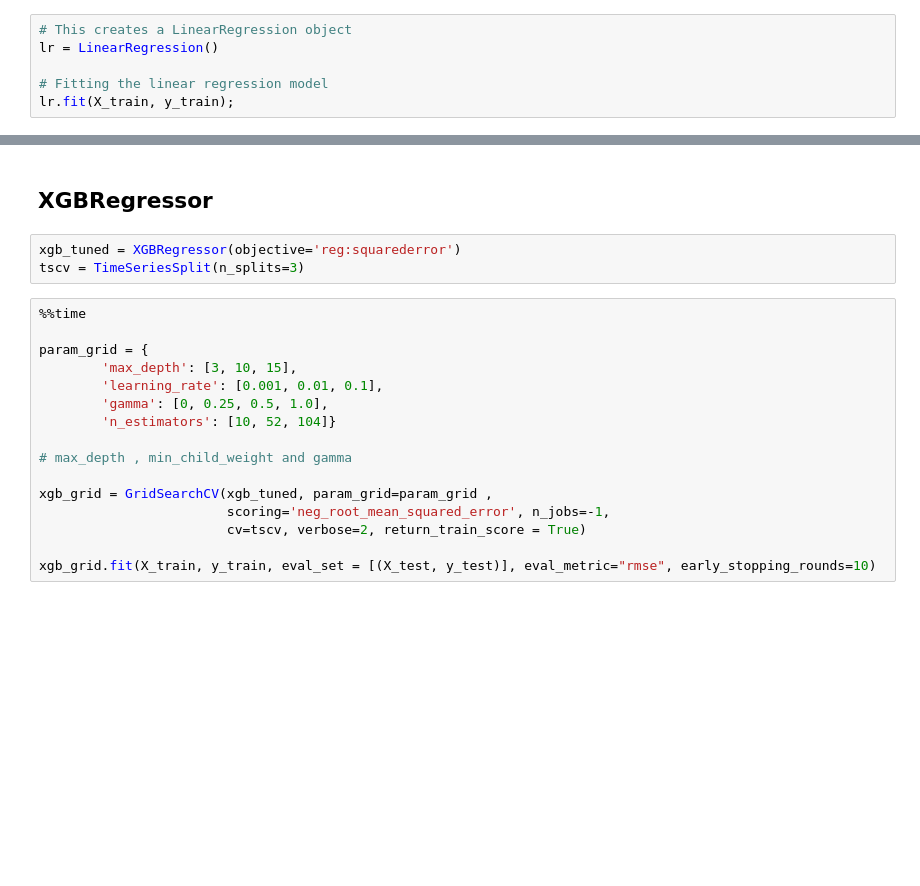
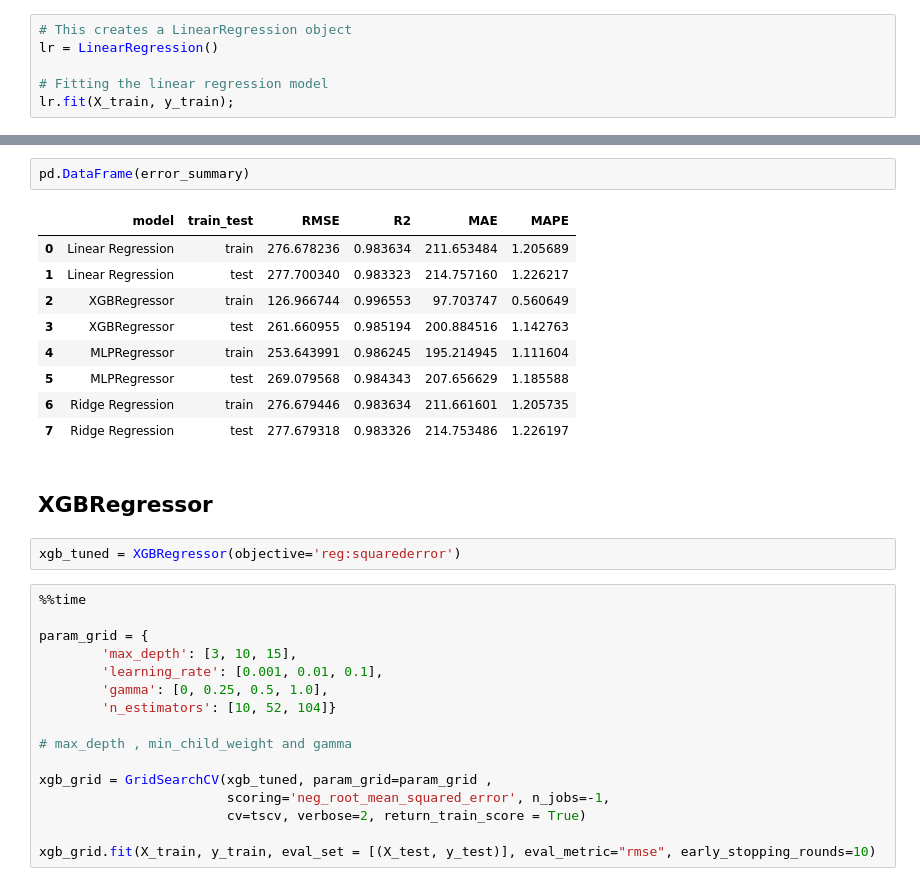
Before and after one commit to camadi/Ontario_Hourly_Electricity_Demand_Forecast, a Jupyter notebook: src/market_demand_prediction.ipynb, the cells around one changed output, grey strips where cells are left out. Saved outputs shown, nothing was run; the diff lists cells and outputs as text; blank space fills up the shorter version.

```diff
--- a/src/market_demand_prediction.ipynb
+++ b/src/market_demand_prediction.ipynb
@@ -1082,8 +1170,19 @@ Mean Absolute Percentage Error: 1.23%
+# %%
+pd.DataFrame(error_summary)
+# %% [output]
+|  | model | train_test | RMSE | R2 | MAE | MAPE |
+| 0 | Linear Regression | train | 276.678236 | 0.983634 | 211.653484 | 1.205689 |
+| 1 | Linear Regression | test | 277.700340 | 0.983323 | 214.757160 | 1.226217 |
+| 2 | XGBRegressor | train | 126.966744 | 0.996553 | 97.703747 | 0.560649 |
+| 3 | XGBRegressor | test | 261.660955 | 0.985194 | 200.884516 | 1.142763 |
+| 4 | MLPRegressor | train | 253.643991 | 0.986245 | 195.214945 | 1.111604 |
+| 5 | MLPRegressor | test | 269.079568 | 0.984343 | 207.656629 | 1.185588 |
+| 6 | Ridge Regression | train | 276.679446 | 0.983634 | 211.661601 | 1.205735 |
+| 7 | Ridge Regression | test | 277.679318 | 0.983326 | 214.753486 | 1.226197 |
 # %% [markdown]
 ## XGBRegressor
 # %%
 xgb_tuned = XGBRegressor(objective='reg:squarederror')
-tscv = TimeSeriesSplit(n_splits=3)
 # %%
 %%time
 
```
Also changed, not shown: parts of 24 cells of this notebook.
